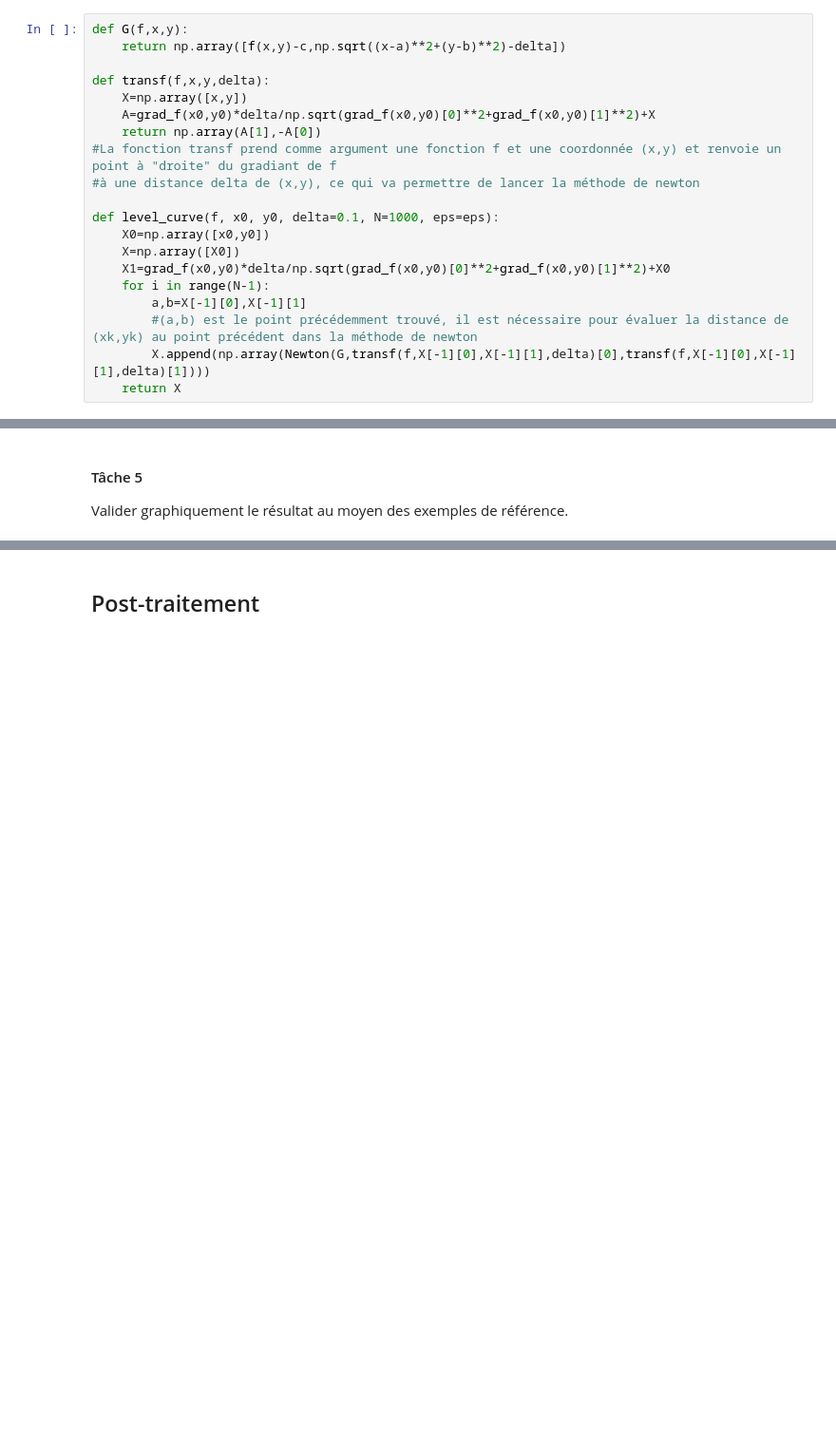
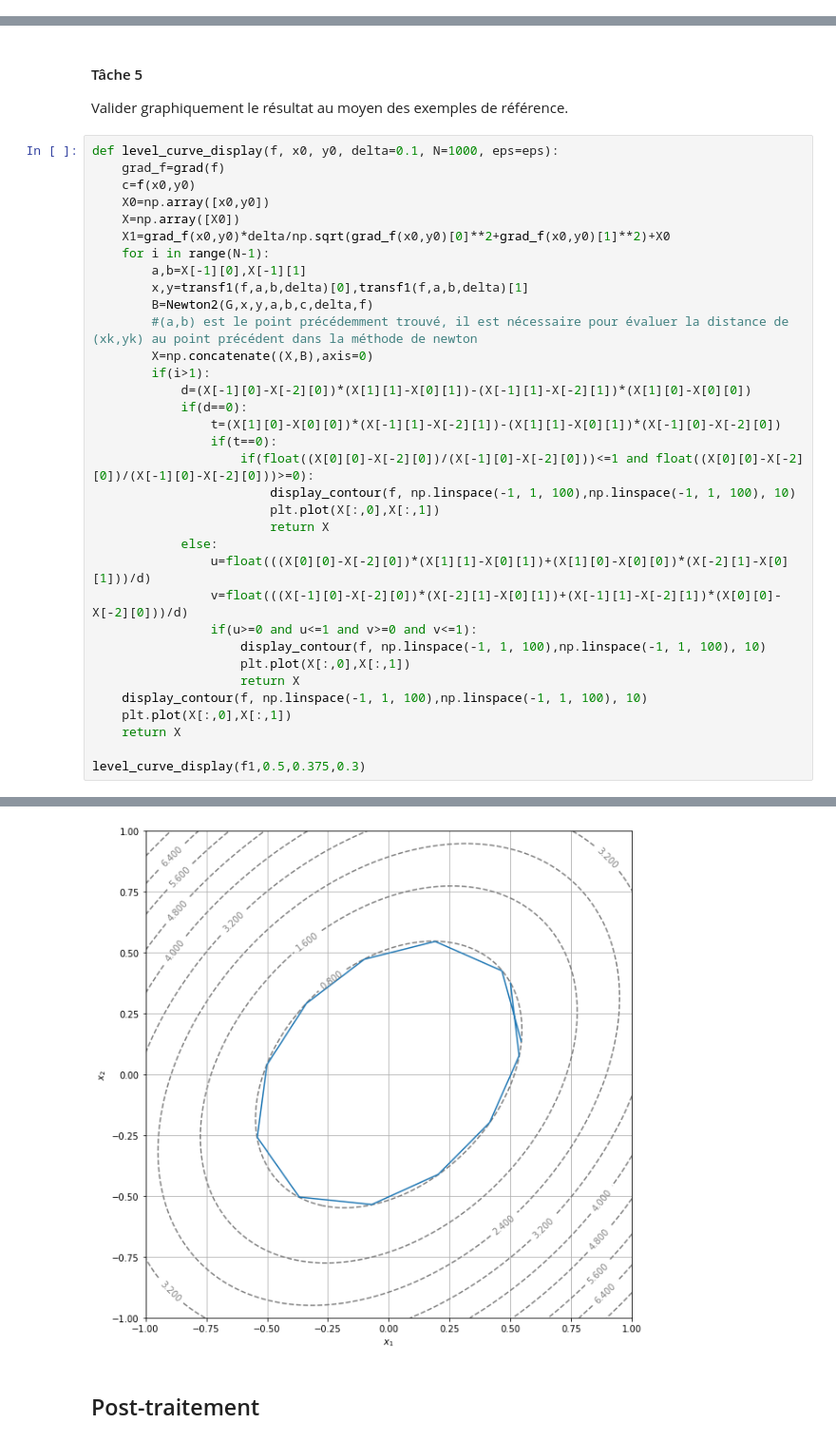
Before and after one commit to Loris0/Projet_num-rique, a Jupyter notebook: Courbes_de_niveau_Guilluy_Megy_2.ipynb, the cells around one changed output, grey strips where cells are left out. Shown at 95% size. Cells and saved outputs as stored; diff of their text form; blank space fills up the shorter version.

```diff
--- a/Courbes_de_niveau_Guilluy_Megy_2.ipynb
+++ b/Courbes_de_niveau_Guilluy_Megy_2.ipynb
@@ -383,22 +383,2 @@ Avec pour point de départ $(x_1,y_1)$=$(\frac{\partial_x f(x_0,y_0)}{\|\nabla f
 
 Pour trouver le point à "droite" du gradiant qui satisfait $f(x,y)=c$ et $d([x,y],[x_0,y_0])=\delta$
-# %%
-def G(f,x,y):
-    return np.array([f(x,y)-c,np.sqrt((x-a)**2+(y-b)**2)-delta])
-
-def transf(f,x,y,delta):
-    X=np.array([x,y])
-    A=grad_f(x0,y0)*delta/np.sqrt(grad_f(x0,y0)[0]**2+grad_f(x0,y0)[1]**2)+X
-    return np.array(A[1],-A[0])
-#La fonction transf prend comme argument une fonction f et une coordonnée (x,y) et renvoie un point à "droite" du gradiant de f
-#à une distance delta de (x,y), ce qui va permettre de lancer la méthode de newton
-
-def level_curve(f, x0, y0, delta=0.1, N=1000, eps=eps):
-    X0=np.array([x0,y0])
-    X=np.array([X0])
-    X1=grad_f(x0,y0)*delta/np.sqrt(grad_f(x0,y0)[0]**2+grad_f(x0,y0)[1]**2)+X0
-    for i in range(N-1):
-        a,b=X[-1][0],X[-1][1]
-        #(a,b) est le point précédemment trouvé, il est nécessaire pour évaluer la distance de (xk,yk) au point précédent dans la méthode de newton
-        X.append(np.array(Newton(G,transf(f,X[-1][0],X[-1][1],delta)[0],transf(f,X[-1][0],X[-1][1],delta)[1])))
-    return X
@@ -416,3 +503,38 @@ Les courbes "auto-intersectantes sont rares".
 #### Tâche 5
 
 Valider graphiquement le résultat au moyen des exemples de référence.
+# %%
+def level_curve_display(f, x0, y0, delta=0.1, N=1000, eps=eps):
+    grad_f=grad(f)
+    c=f(x0,y0)
+    X0=np.array([x0,y0])
+    X=np.array([X0])
+    X1=grad_f(x0,y0)*delta/np.sqrt(grad_f(x0,y0)[0]**2+grad_f(x0,y0)[1]**2)+X0
+    for i in range(N-1):
+        a,b=X[-1][0],X[-1][1]
+        x,y=transf1(f,a,b,delta)[0],transf1(f,a,b,delta)[1]
+        B=Newton2(G,x,y,a,b,c,delta,f)
+        #(a,b) est le point précédemment trouvé, il est nécessaire pour évaluer la distance de (xk,yk) au point précédent dans la méthode de newton
+        X=np.concatenate((X,B),axis=0)
+        if(i>1):
+            d=(X[-1][0]-X[-2][0])*(X[1][1]-X[0][1])-(X[-1][1]-X[-2][1])*(X[1][0]-X[0][0])
+            if(d==0):
+                t=(X[1][0]-X[0][0])*(X[-1][1]-X[-2][1])-(X[1][1]-X[0][1])*(X[-1][0]-X[-2][0])
+                if(t==0):
+                    if(float((X[0][0]-X[-2][0])/(X[-1][0]-X[-2][0]))<=1 and float((X[0][0]-X[-2][0])/(X[-1][0]-X[-2][0]))>=0):
+                        display_contour(f, np.linspace(-1, 1, 100),np.linspace(-1, 1, 100), 10)
+                        plt.plot(X[:,0],X[:,1])
+                        return X
+            else:
+                u=float(((X[0][0]-X[-2][0])*(X[1][1]-X[0][1])+(X[1][0]-X[0][0])*(X[-2][1]-X[0][1]))/d)
+                v=float(((X[-1][0]-X[-2][0])*(X[-2][1]-X[0][1])+(X[-1][1]-X[-2][1])*(X[0][0]-X[-2][0]))/d)
+                if(u>=0 and u<=1 and v>=0 and v<=1):
+                    display_contour(f, np.linspace(-1, 1, 100),np.linspace(-1, 1, 100), 10)
+                    plt.plot(X[:,0],X[:,1])
+                    return X
+    display_contour(f, np.linspace(-1, 1, 100),np.linspace(-1, 1, 100), 10)
+    plt.plot(X[:,0],X[:,1])
+    return X
+
+level_curve_display(f1,0.5,0.375,0.3)
+# %% [output]
@@ -419,3 +554,4 @@ Valider graphiquement le résultat au moyen des exemples de référence.
+[figure, added]
 # %% [markdown]
 ## Post-traitement
 # %% [markdown]
```
Also changed, not shown: parts of 9 cells of this notebook.
